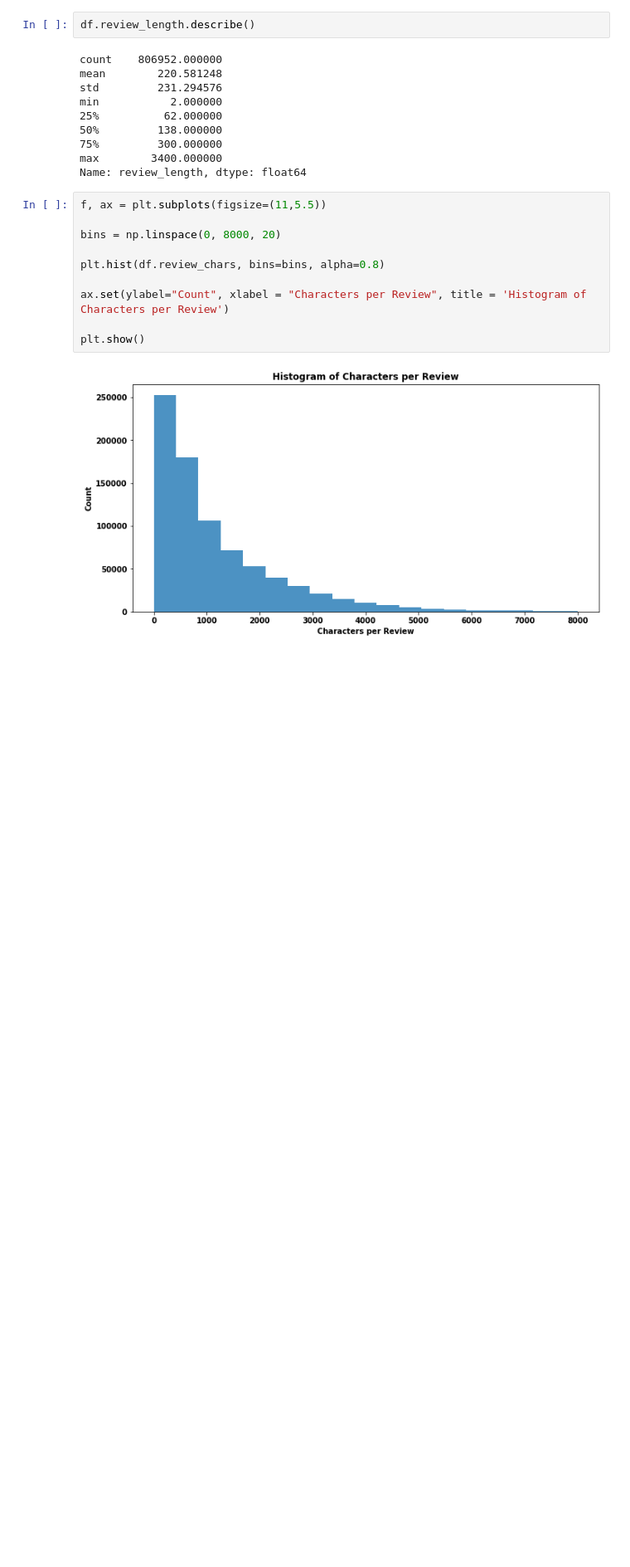
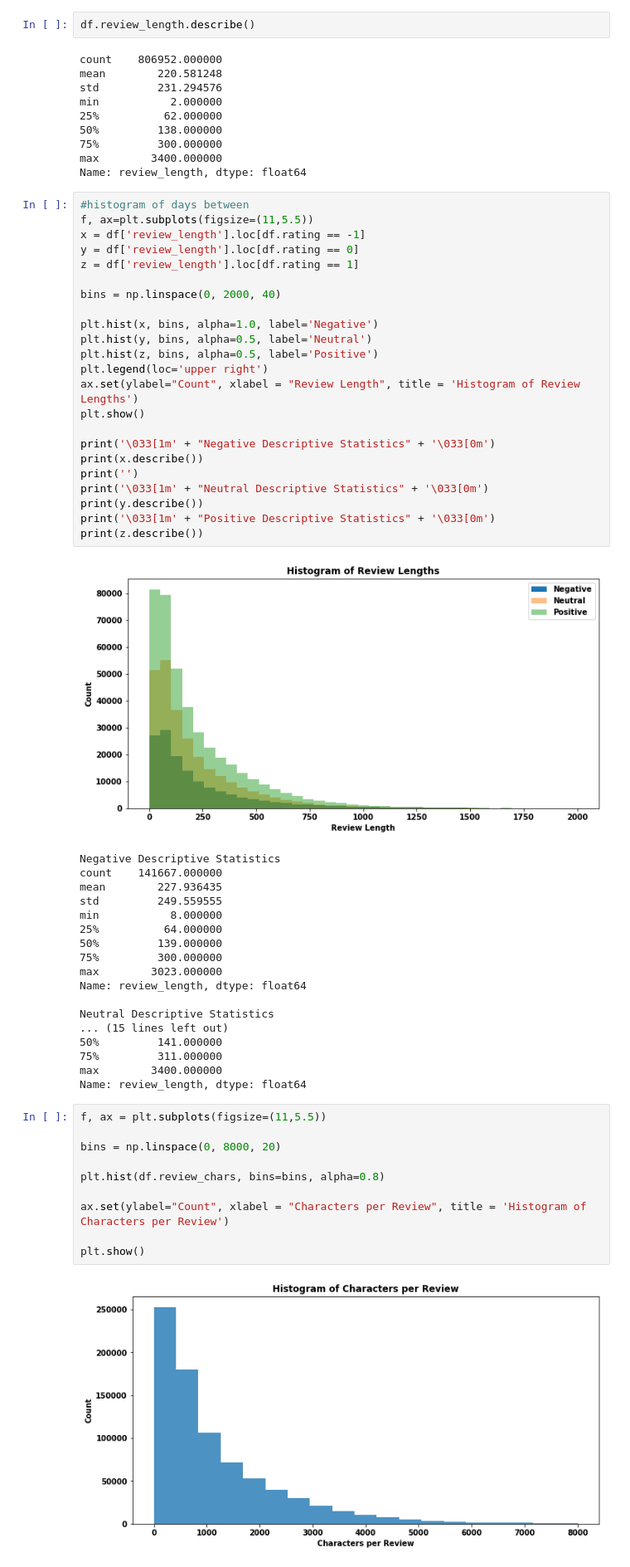
Before and after one commit to dwitten392/Springboard---DW, a Jupyter notebook: Captstone 2 - Goodreads Reviews/Goodreads Book Reviews.ipynb, the cells around one changed output. Shown at 83% size. Cells and saved outputs as stored; diff of their text form; blank space fills up the shorter version.

```diff
--- a/Captstone 2 - Goodreads Reviews/Goodreads Book Reviews.ipynb
+++ b/Captstone 2 - Goodreads Reviews/Goodreads Book Reviews.ipynb
@@ -227,6 +227,48 @@ min           2.000000
 75%         300.000000
 max        3400.000000
 Name: review_length, dtype: float64
+# %%
+#histogram of days between
+f, ax=plt.subplots(figsize=(11,5.5))
+x = df['review_length'].loc[df.rating == -1]
+y = df['review_length'].loc[df.rating == 0]
+z = df['review_length'].loc[df.rating == 1]
+
+bins = np.linspace(0, 2000, 40)
+
+plt.hist(x, bins, alpha=1.0, label='Negative')
+plt.hist(y, bins, alpha=0.5, label='Neutral')
+plt.hist(z, bins, alpha=0.5, label='Positive')
+plt.legend(loc='upper right')
+ax.set(ylabel="Count", xlabel = "Review Length", title = 'Histogram of Review Lengths')
+plt.show()
+
+print('\033[1m' + "Negative Descriptive Statistics" + '\033[0m')
+print(x.describe())
+print('')
+print('\033[1m' + "Neutral Descriptive Statistics" + '\033[0m')
+print(y.describe())
+print('\033[1m' + "Positive Descriptive Statistics" + '\033[0m')
+print(z.describe())
+# %% [output]
+[figure, added]
+Negative Descriptive Statistics
+count    141667.000000
+mean        227.936435
+std         249.559555
+min           8.000000
+25%          64.000000
+50%         139.000000
+75%         300.000000
+max        3023.000000
+Name: review_length, dtype: float64
+
+Neutral Descriptive Statistics
+... (15 lines left out)
+50%         141.000000
+75%         311.000000
+max        3400.000000
+Name: review_length, dtype: float64
 # %%
 f, ax = plt.subplots(figsize=(11,5.5))
 
```
Also changed, not shown: parts of 7 cells of this notebook.
